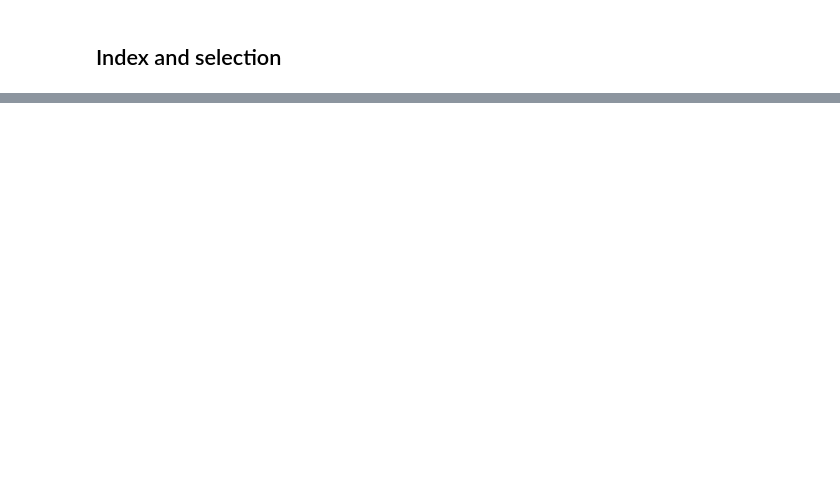
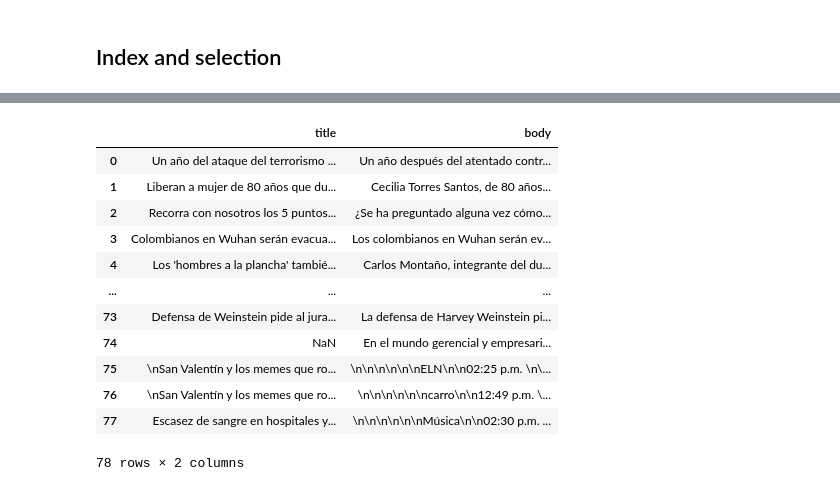
Before and after one commit to cristian-rincon/data-eng-1, a Jupyter notebook: Introduction-to-pandas.ipynb, the cells around one changed output, grey strips where cells are left out. Saved outputs shown, nothing was run; the diff lists cells and outputs as text; code cells hidden in the pictures; blank space fills up the shorter version.

```diff
--- a/Introduction-to-pandas.ipynb
+++ b/Introduction-to-pandas.ipynb
@@ -76,0 +115,16 @@ csv_test
+# %%
+csv_test_et[['title', 'body']]
+# %% [output]
+|  | title | body |
+| 0 | Un año del ataque del terrorismo ... | Un año después del atentado contr... |
+| 1 | Liberan a mujer de 80 años que du... | Cecilia Torres Santos, de 80 años... |
+| 2 | Recorra con nosotros los 5 puntos... | ¿Se ha preguntado alguna vez cómo... |
+| 3 | Colombianos en Wuhan serán evacua... | Los colombianos en Wuhan serán ev... |
+| 4 | Los 'hombres a la plancha' tambié... | Carlos Montaño, integrante del du... |
+| ... | ... | ... |
+| 73 | Defensa de Weinstein pide al jura... | La defensa de Harvey Weinstein pi... |
+| 74 | NaN | En el mundo gerencial y empresari... |
+| 75 | \nSan Valentín y los memes que ro... | \n\n\n\n\n\nELN\n\n02:25 p.m. \n\... |
+| 76 | \nSan Valentín y los memes que ro... | \n\n\n\n\n\ncarro\n\n12:49 p.m. \... |
+| 77 | Escasez de sangre en hospitales y... | \n\n\n\n\n\nMúsica\n\n02:30 p.m. ... |
+78 rows × 2 columns
```
Also changed, not shown: parts of 12 cells of this notebook, 8 other files.
